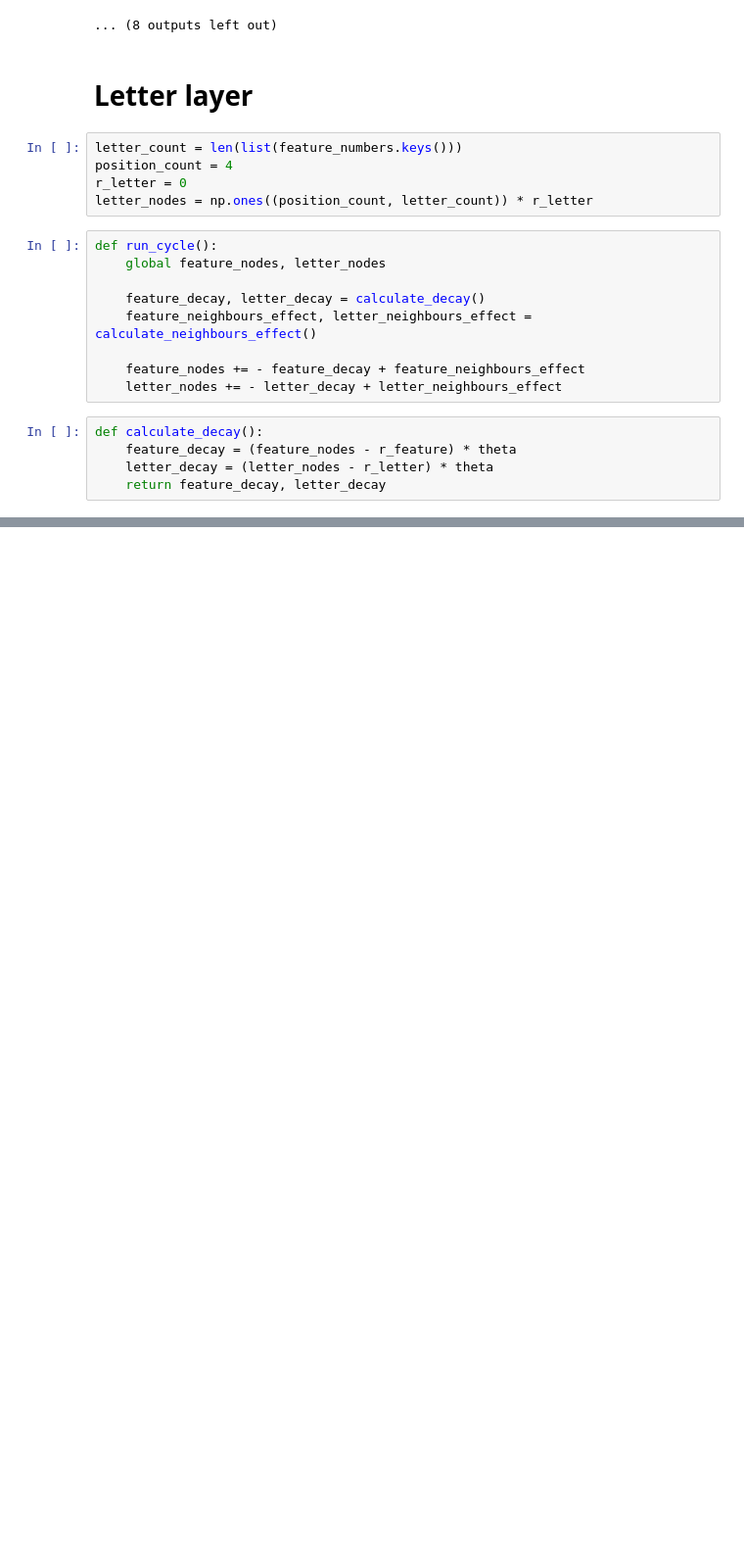
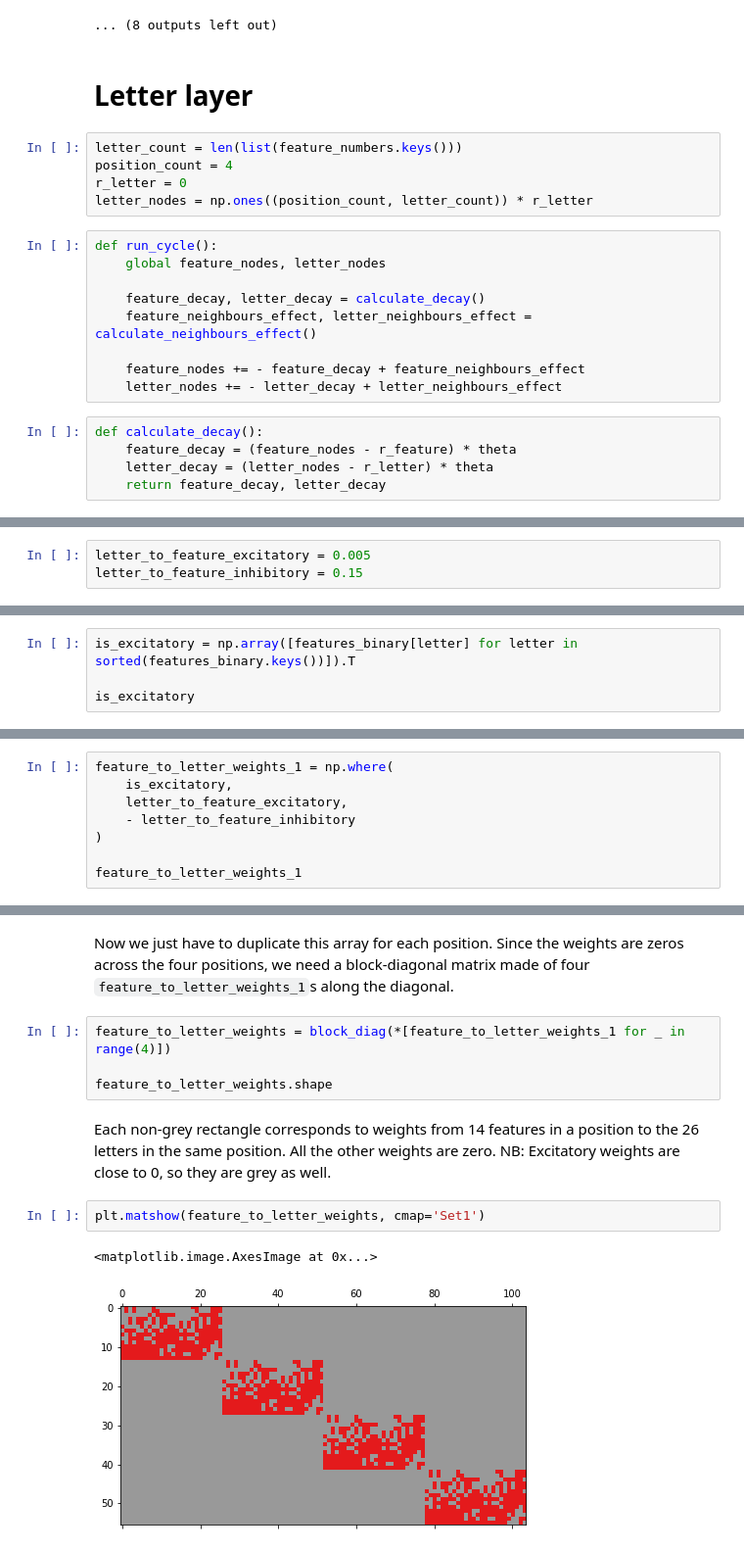
Before and after one commit to kalenkovich/cognitive-models-code, a Jupyter notebook: 01_interactive-activation-model/IAM.ipynb, the cells around one changed output, grey strips where cells are left out. Shown at 98% size. Saved outputs shown, nothing was run; the diff lists cells and outputs as text; blank space fills up the shorter version.

Commit message:
Added weights
Feature-to-letter and letter-to-letter

```diff
--- a/01_interactive-activation-model/IAM.ipynb
+++ b/01_interactive-activation-model/IAM.ipynb
@@ -286,0 +300,3 @@ letter_to_letter_weights = ???
+# %%
+letter_to_feature_excitatory = 0.005
+letter_to_feature_inhibitory = 0.15
@@ -286,0 +305,4 @@ letter_to_letter_weights = ???
+# %%
+is_excitatory = np.array([features_binary[letter] for letter in sorted(features_binary.keys())]).T
+
+is_excitatory
@@ -286,0 +327,8 @@ letter_to_letter_weights = ???
+# %%
+feature_to_letter_weights_1 = np.where(
+    is_excitatory,
+    letter_to_feature_excitatory,
+    - letter_to_feature_inhibitory
+)
+
+feature_to_letter_weights_1
@@ -286,0 +353,15 @@ letter_to_letter_weights = ???
+# %% [markdown]
+Now we just have to duplicate this array for each position. Since the weights are zeros across the four positions, we need a block-diagonal matrix made of four `feature_to_letter_weights_1`s along the diagonal.
+# %%
+feature_to_letter_weights = block_diag(*[feature_to_letter_weights_1 for _ in range(4)])
+
+feature_to_letter_weights.shape
+# %% [markdown]
+Each non-grey rectangle corresponds to weights from 14 features in a position to the 26 letters in the same position.
+All the other weights are zero.
+NB: Excitatory weights are close to 0, so they are grey as well.
+# %%
+plt.matshow(feature_to_letter_weights, cmap='Set1')
+# %% [output]
+<matplotlib.image.AxesImage at 0x...>
+[figure, added]
```
Also changed, not shown: parts of 10 cells of this notebook, 1 other file.
